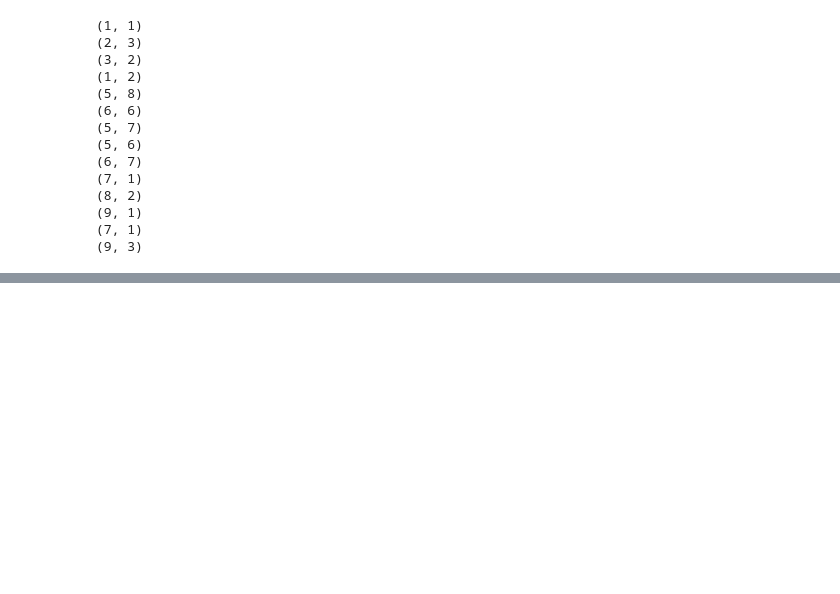
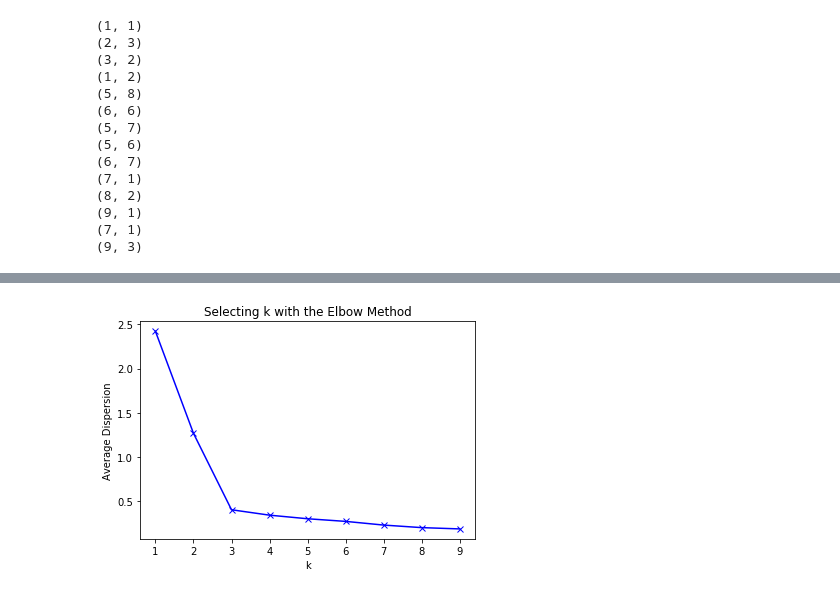
Before and after one commit to than9th/BOOK_Python2Kaggle, a Jupyter notebook: 2.2.1.1_OptDigits_KMeans.ipynb, the cells around one changed output, grey strips where cells are left out. Cells and saved outputs as stored; diff of their text form; code cells hidden in the pictures; blank space fills up the shorter version.

```diff
--- a/2.2.1.1_OptDigits_KMeans.ipynb
+++ b/2.2.1.1_OptDigits_KMeans.ipynb
@@ -130,0 +186,16 @@ ValueError: x and y must have same first dimension, but have shapes (5,) and (0,
+# %%
+K = range(1, 10)
+meandistortions = []
+# %%
+for k in K:
+  kmeans = KMeans(n_clusters=k)
+  kmeans.fit(X1)
+  meandistortions.append(sum(np.min(cdist(X1, kmeans.cluster_centers_, 'euclidean'), axis = 1))/X1.shape[0])
+# %%
+plt.plot(K, meandistortions, 'bx-')
+plt.xlabel('k')
+plt.ylabel('Average Dispersion')
+plt.title('Selecting k with the Elbow Method')
+plt.show()
+# %% [output]
+[figure, added]
```
Also changed, not shown: parts of 22 cells of this notebook.
